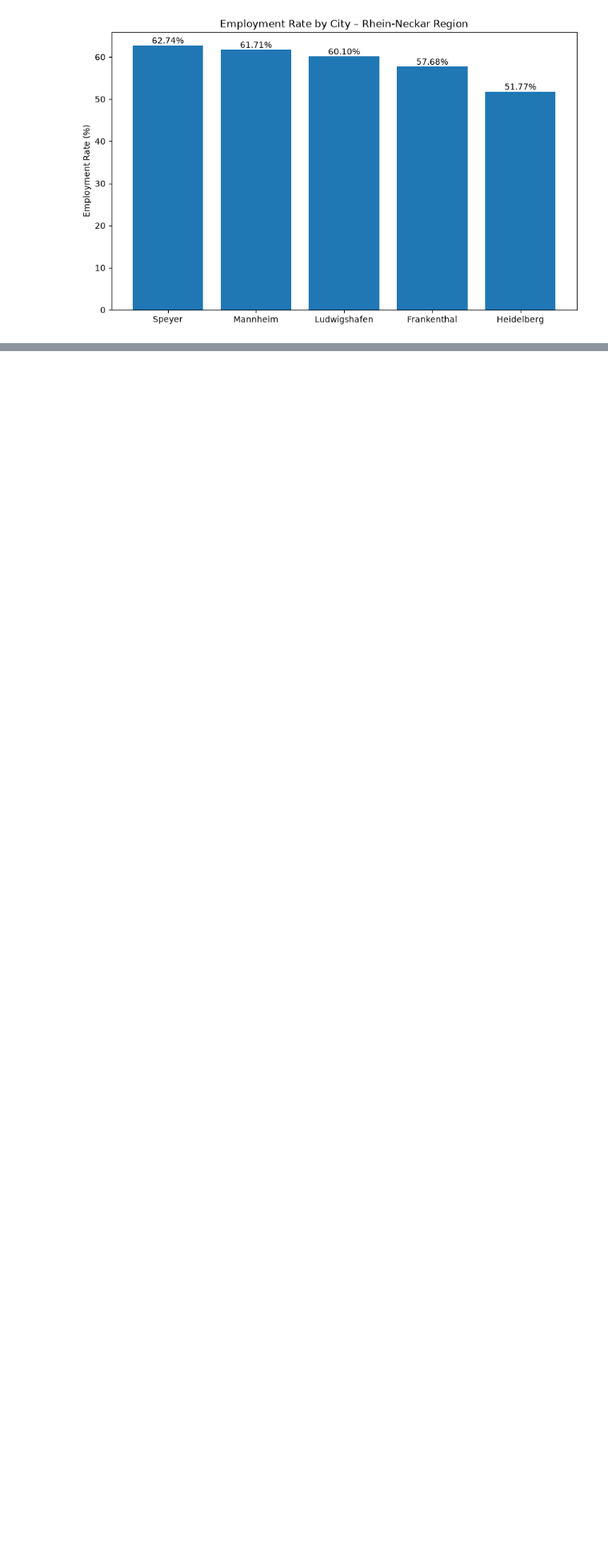
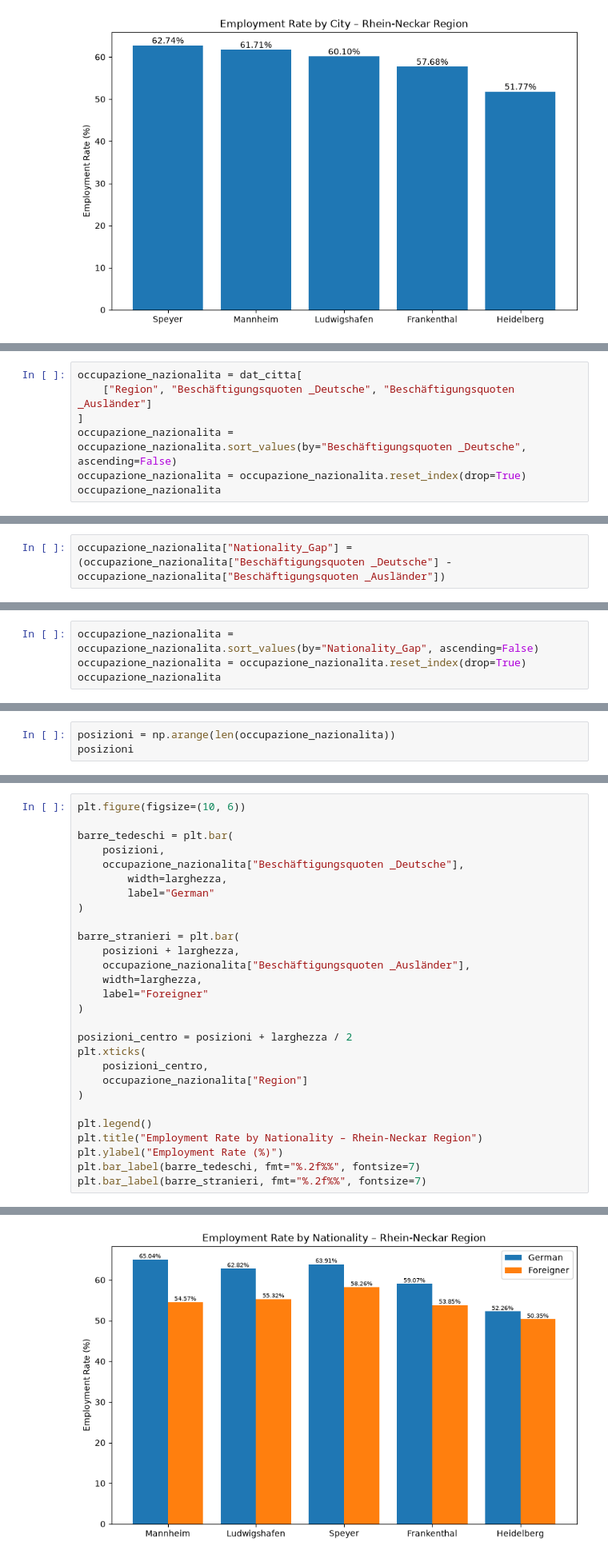
Before and after one commit to Etnakid/rhein-neckar-labour-market, a Jupyter notebook: notebooks/01_data_inspection.ipynb, the cells around one changed output, grey strips where cells are left out. Shown at 80% size. Cells and saved outputs as stored; diff of their text form; blank space fills up the shorter version.

```diff
--- a/notebooks/01_data_inspection.ipynb
+++ b/notebooks/01_data_inspection.ipynb
@@ -519,0 +668,7 @@ plt.bar_label(barre, fmt="%.2f%%")
+# %%
+occupazione_nazionalita = dat_citta[
+    ["Region", "Beschäftigungsquoten _Deutsche", "Beschäftigungsquoten _Ausländer"]
+]
+occupazione_nazionalita = occupazione_nazionalita.sort_values(by="Beschäftigungsquoten _Deutsche", ascending=False)
+occupazione_nazionalita = occupazione_nazionalita.reset_index(drop=True)
+occupazione_nazionalita
@@ -519,0 +682,2 @@ plt.bar_label(barre, fmt="%.2f%%")
+# %%
+occupazione_nazionalita["Nationality_Gap"] = (occupazione_nazionalita["Beschäftigungsquoten _Deutsche"] - occupazione_nazionalita["Beschäftigungsquoten _Ausländer"])
@@ -519,0 +693,4 @@ plt.bar_label(barre, fmt="%.2f%%")
+# %%
+occupazione_nazionalita = occupazione_nazionalita.sort_values(by="Nationality_Gap", ascending=False)
+occupazione_nazionalita = occupazione_nazionalita.reset_index(drop=True)
+occupazione_nazionalita
@@ -519,0 +704,3 @@ plt.bar_label(barre, fmt="%.2f%%")
+# %%
+posizioni = np.arange(len(occupazione_nazionalita))
+posizioni
@@ -519,0 +709,29 @@ plt.bar_label(barre, fmt="%.2f%%")
+# %%
+plt.figure(figsize=(10, 6))
+
+barre_tedeschi = plt.bar(
+    posizioni,
+    occupazione_nazionalita["Beschäftigungsquoten _Deutsche"],
+        width=larghezza,
+        label="German"
+)
+
+barre_stranieri = plt.bar(
+    posizioni + larghezza,
+    occupazione_nazionalita["Beschäftigungsquoten _Ausländer"],
+    width=larghezza,
+    label="Foreigner"
+)
+
+posizioni_centro = posizioni + larghezza / 2
+plt.xticks(
+    posizioni_centro,
+    occupazione_nazionalita["Region"]
+)
+
+plt.legend()
+plt.title("Employment Rate by Nationality – Rhein-Neckar Region")
+plt.ylabel("Employment Rate (%)")
+plt.bar_label(barre_tedeschi, fmt="%.2f%%", fontsize=7)
+plt.bar_label(barre_stranieri, fmt="%.2f%%", fontsize=7)
+# %% [output]
@@ -519,0 +743 @@ plt.bar_label(barre, fmt="%.2f%%")
+[figure, added]
```
Also changed, not shown: parts of 44 cells of this notebook.
